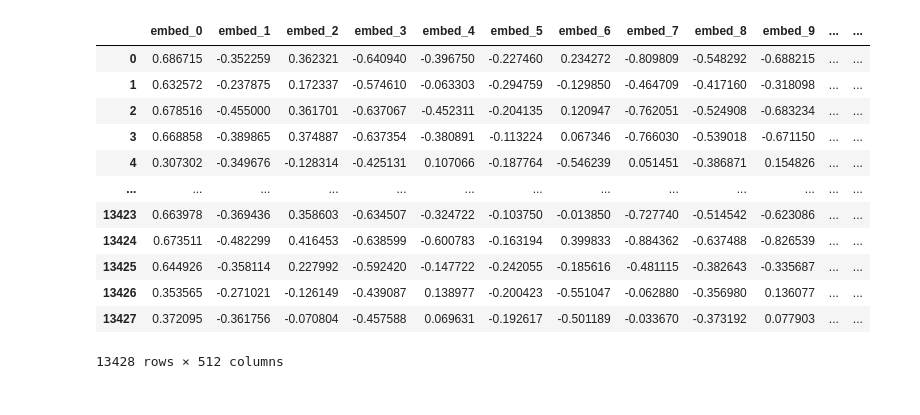
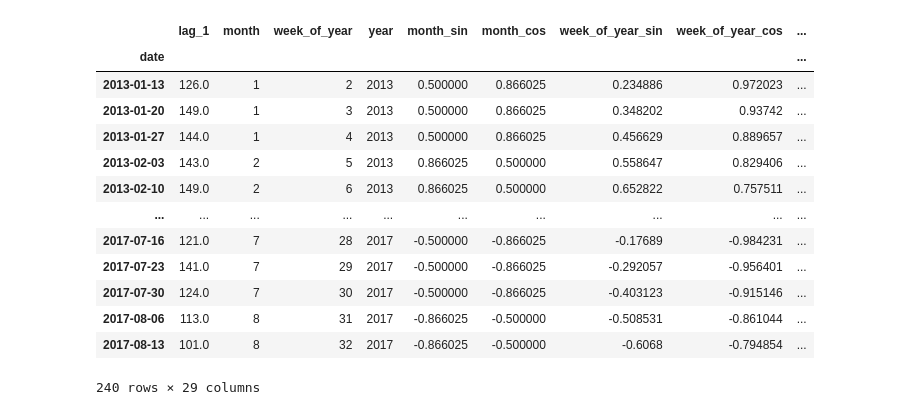
Before and after one commit to budennovsk/Pandas, a Jupyter notebook: forecast_Favorita_Grocery_2_2_week.ipynb, the cells around one changed output. Saved outputs shown, nothing was run; the diff lists cells and outputs as text; code cells hidden in the pictures.

```diff
--- a/forecast_Favorita_Grocery_2_2_week.ipynb
+++ b/forecast_Favorita_Grocery_2_2_week.ipynb
@@ -948,4 +1083,17 @@ def get_rfe(model, X,y):
 # %%
 end_train = '2016-06-01 23:59:59'
 end_valid = '2017-01-01 23:59:59'
-res_df.loc[:end_valid,res_df.columns.to_list()[1:]]
+
+forecaster_cb_52_best_params_exog = ForecasterAutoreg(
+                    regressor = CatBoostRegressor(random_state=963,silent=True),
+                    lags      = 1
+                    # differentiation = 1
+                )
+
+# forecaster_cb_52_best_params_exog.fit(y = X_filtered_g.loc[:end_train,'values__cwt_coefficients__coeff_0__w_20__widths_(2, 5, 10, 20)'],
+#                                       exog =X_filtered_g.loc[:end_train,X_filtered_g.columns.to_list()[1:]]
+#                                     )
+
+X_train_1, y_train_1 = forecaster_cb_52_best_params_exog.create_train_X_y(
+                    y    = res_df.loc[:,'Values'],
+                    exog = res_df.loc[:,res_df.columns.to_list()[1:]])
@@ -1287,16 +1100,17 @@ train_df = pd.DataFrame(data=train_embeds, columns=[f'embed_{i}' for i in range(
-# %%
-train_df
-# %% [output]
-|  | embed_0 | embed_1 | embed_2 | embed_3 | embed_4 | embed_5 | embed_6 | embed_7 | embed_8 | embed_9 | ... | ... |
-| 0 | 0.686715 | -0.352259 | 0.362321 | -0.640940 | -0.396750 | -0.227460 | 0.234272 | -0.809809 | -0.548292 | -0.688215 | ... | ... |
-| 1 | 0.632572 | -0.237875 | 0.172337 | -0.574610 | -0.063303 | -0.294759 | -0.129850 | -0.464709 | -0.417160 | -0.318098 | ... | ... |
-| 2 | 0.678516 | -0.455000 | 0.361701 | -0.637067 | -0.452311 | -0.204135 | 0.120947 | -0.762051 | -0.524908 | -0.683234 | ... | ... |
-| 3 | 0.668858 | -0.389865 | 0.374887 | -0.637354 | -0.380891 | -0.113224 | 0.067346 | -0.766030 | -0.539018 | -0.671150 | ... | ... |
-| 4 | 0.307302 | -0.349676 | -0.128314 | -0.425131 | 0.107066 | -0.187764 | -0.546239 | 0.051451 | -0.386871 | 0.154826 | ... | ... |
-| ... | ... | ... | ... | ... | ... | ... | ... | ... | ... | ... | ... | ... |
-| 13423 | 0.663978 | -0.369436 | 0.358603 | -0.634507 | -0.324722 | -0.103750 | -0.013850 | -0.727740 | -0.514542 | -0.623086 | ... | ... |
-| 13424 | 0.673511 | -0.482299 | 0.416453 | -0.638599 | -0.600783 | -0.163194 | 0.399833 | -0.884362 | -0.637488 | -0.826539 | ... | ... |
-| 13425 | 0.644926 | -0.358114 | 0.227992 | -0.592420 | -0.147722 | -0.242055 | -0.185616 | -0.481115 | -0.382643 | -0.335687 | ... | ... |
-| 13426 | 0.353565 | -0.271021 | -0.126149 | -0.439087 | 0.138977 | -0.200423 | -0.551047 | -0.062880 | -0.356980 | 0.136077 | ... | ... |
-| 13427 | 0.372095 | -0.361756 | -0.070804 | -0.457588 | 0.069631 | -0.192617 | -0.501189 | -0.033670 | -0.373192 | 0.077903 | ... | ... |
-13428 rows × 512 columns
+# %%
+X_train_1
+# %% [output]
+|  | lag_1 | month | week_of_year | year | month_sin | month_cos | week_of_year_sin | week_of_year_cos | ... |
+| date |  |  |  |  |  |  |  |  | ... |
+| 2013-01-13 | 126.0 | 1 | 2 | 2013 | 0.500000 | 0.866025 | 0.234886 | 0.972023 | ... |
+| 2013-01-20 | 149.0 | 1 | 3 | 2013 | 0.500000 | 0.866025 | 0.348202 | 0.93742 | ... |
+| 2013-01-27 | 144.0 | 1 | 4 | 2013 | 0.500000 | 0.866025 | 0.456629 | 0.889657 | ... |
+| 2013-02-03 | 143.0 | 2 | 5 | 2013 | 0.866025 | 0.500000 | 0.558647 | 0.829406 | ... |
+| 2013-02-10 | 149.0 | 2 | 6 | 2013 | 0.866025 | 0.500000 | 0.652822 | 0.757511 | ... |
+| ... | ... | ... | ... | ... | ... | ... | ... | ... | ... |
+| 2017-07-16 | 121.0 | 7 | 28 | 2017 | -0.500000 | -0.866025 | -0.17689 | -0.984231 | ... |
+| 2017-07-23 | 141.0 | 7 | 29 | 2017 | -0.500000 | -0.866025 | -0.292057 | -0.956401 | ... |
+| 2017-07-30 | 124.0 | 7 | 30 | 2017 | -0.500000 | -0.866025 | -0.403123 | -0.915146 | ... |
+| 2017-08-06 | 113.0 | 8 | 31 | 2017 | -0.866025 | -0.500000 | -0.508531 | -0.861044 | ... |
+| 2017-08-13 | 101.0 | 8 | 32 | 2017 | -0.866025 | -0.500000 | -0.6068 | -0.794854 | ... |
+240 rows × 29 columns
```
Also changed, not shown: parts of 33 cells of this notebook.
